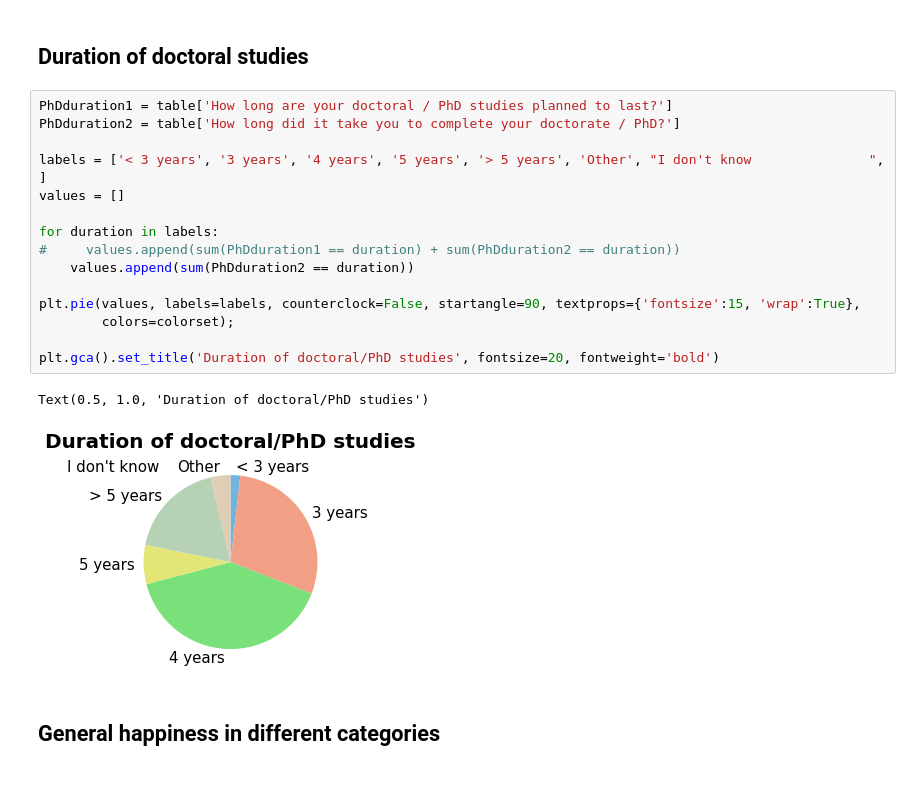
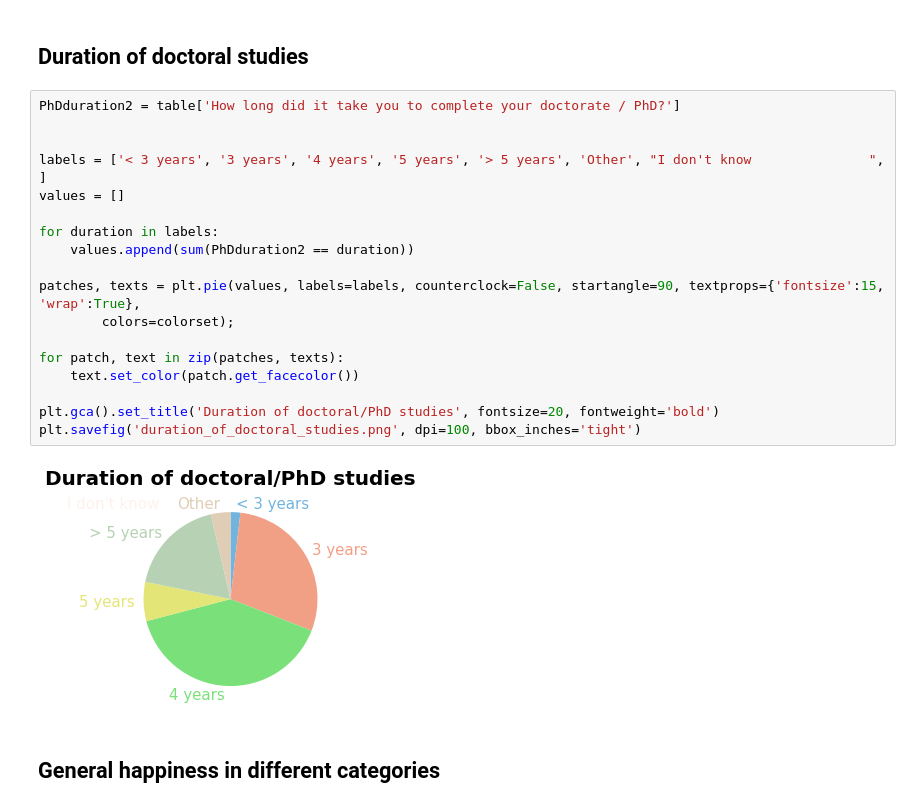
Before and after one commit to mohller/yhep_survey, a Jupyter notebook: yHEP_survey_digest-other_palette.ipynb, the cells around one changed output. Cells and saved outputs as stored; diff of their text form; blank space fills up the shorter version.

Commit message:
Updates to doctoral-studies-duration figure

```diff
--- a/yHEP_survey_digest-other_palette.ipynb
+++ b/yHEP_survey_digest-other_palette.ipynb
@@ -105,23 +107,25 @@ plt.pie(values, labels=labels, counterclock=False, autopct=my_autopct,
 # %% [markdown]
 ## Duration of doctoral studies
 # %%
-PhDduration1 = table['How long are your doctoral / PhD studies planned to last?']
 PhDduration2 = table['How long did it take you to complete your doctorate / PhD?']
+
 
 labels = ['< 3 years', '3 years', '4 years', '5 years', '> 5 years', 'Other', "I don't know               ", ]
 values = []
 
 for duration in labels:
-#     values.append(sum(PhDduration1 == duration) + sum(PhDduration2 == duration))
     values.append(sum(PhDduration2 == duration))
 
-plt.pie(values, labels=labels, counterclock=False, startangle=90, textprops={'fontsize':15, 'wrap':True},
+patches, texts = plt.pie(values, labels=labels, counterclock=False, startangle=90, textprops={'fontsize':15, 'wrap':True},
         colors=colorset);
 
+for patch, text in zip(patches, texts):
+    text.set_color(patch.get_facecolor())
+
 plt.gca().set_title('Duration of doctoral/PhD studies', fontsize=20, fontweight='bold')
+plt.savefig('duration_of_doctoral_studies.png', dpi=100, bbox_inches='tight')
 # %% [output]
-Text(0.5, 1.0, 'Duration of doctoral/PhD studies')
-[figure, old version]
+[figure, new version]
 # %% [markdown]
 ## General happiness in different categories
 # %%
```
Also changed, not shown: parts of 9 cells of this notebook, 2 other files.
